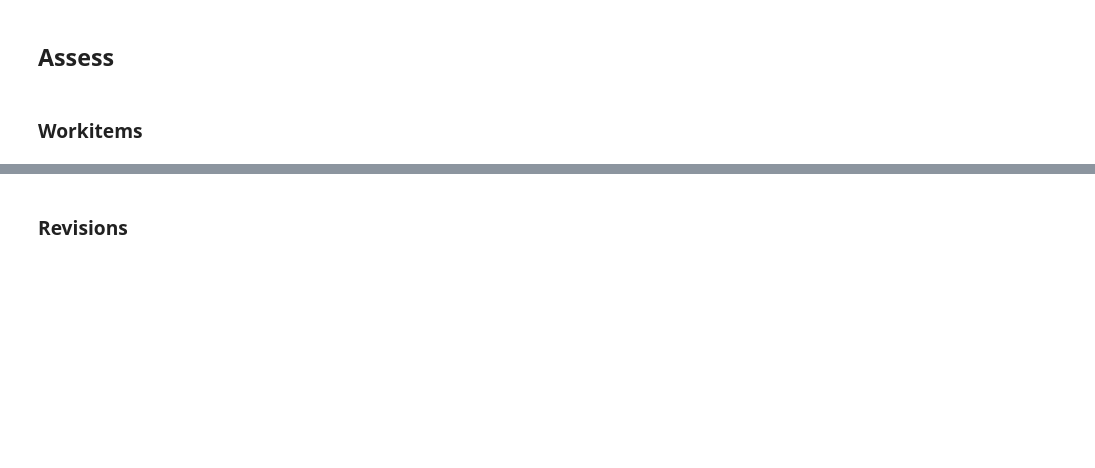
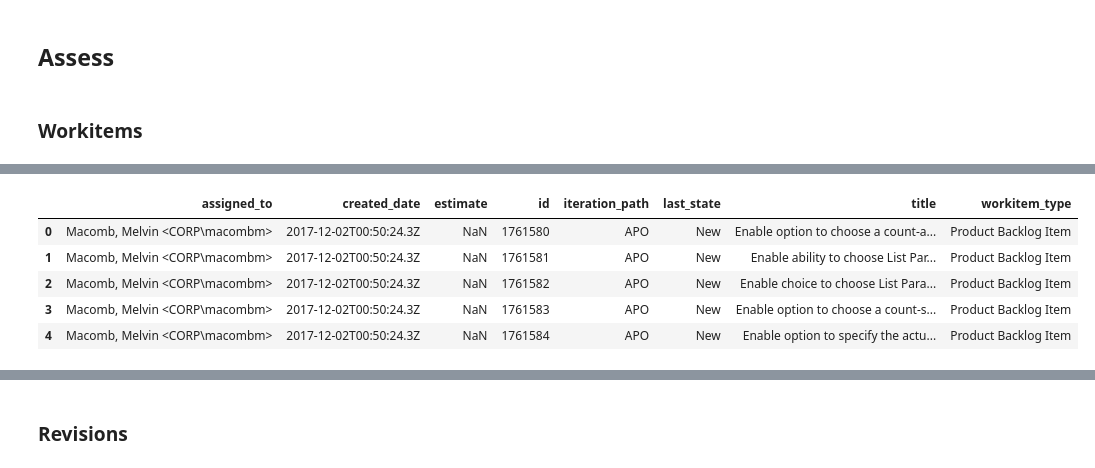
Before and after one commit to netxph/wi-analysis, a Jupyter notebook: tfs-wrangle.ipynb, the cells around one changed output, grey strips where cells are left out. Drawn from its saved outputs; the diff is of its cells as text; code cells hidden in the pictures; blank space fills up the shorter version.

Commit message:
add a bit of workitems2

```diff
--- a/tfs-wrangle.ipynb
+++ b/tfs-wrangle.ipynb
@@ -16,2 +23,12 @@ workitems.head()
+# %%
+workitems2 = pd.read_csv('workitems2.csv')
+workitems2.head()
+# %% [output]
+|  | assigned_to | created_date | estimate | id | iteration_path | last_state | title | workitem_type |
+| 0 | Macomb, Melvin <CORP\macombm> | 2017-12-02T00:50:24.3Z | NaN | 1761580 | APO | New | Enable option to choose a count-a... | Product Backlog Item |
+| 1 | Macomb, Melvin <CORP\macombm> | 2017-12-02T00:50:24.3Z | NaN | 1761581 | APO | New | Enable ability to choose List Par... | Product Backlog Item |
+| 2 | Macomb, Melvin <CORP\macombm> | 2017-12-02T00:50:24.3Z | NaN | 1761582 | APO | New | Enable choice to choose List Para... | Product Backlog Item |
+| 3 | Macomb, Melvin <CORP\macombm> | 2017-12-02T00:50:24.3Z | NaN | 1761583 | APO | New | Enable option to choose a count-s... | Product Backlog Item |
+| 4 | Macomb, Melvin <CORP\macombm> | 2017-12-02T00:50:24.3Z | NaN | 1761584 | APO | New | Enable option to specify the actu... | Product Backlog Item |
 # %%
 workitems.info()
```
Also changed, not shown: parts of 64 cells of this notebook.
